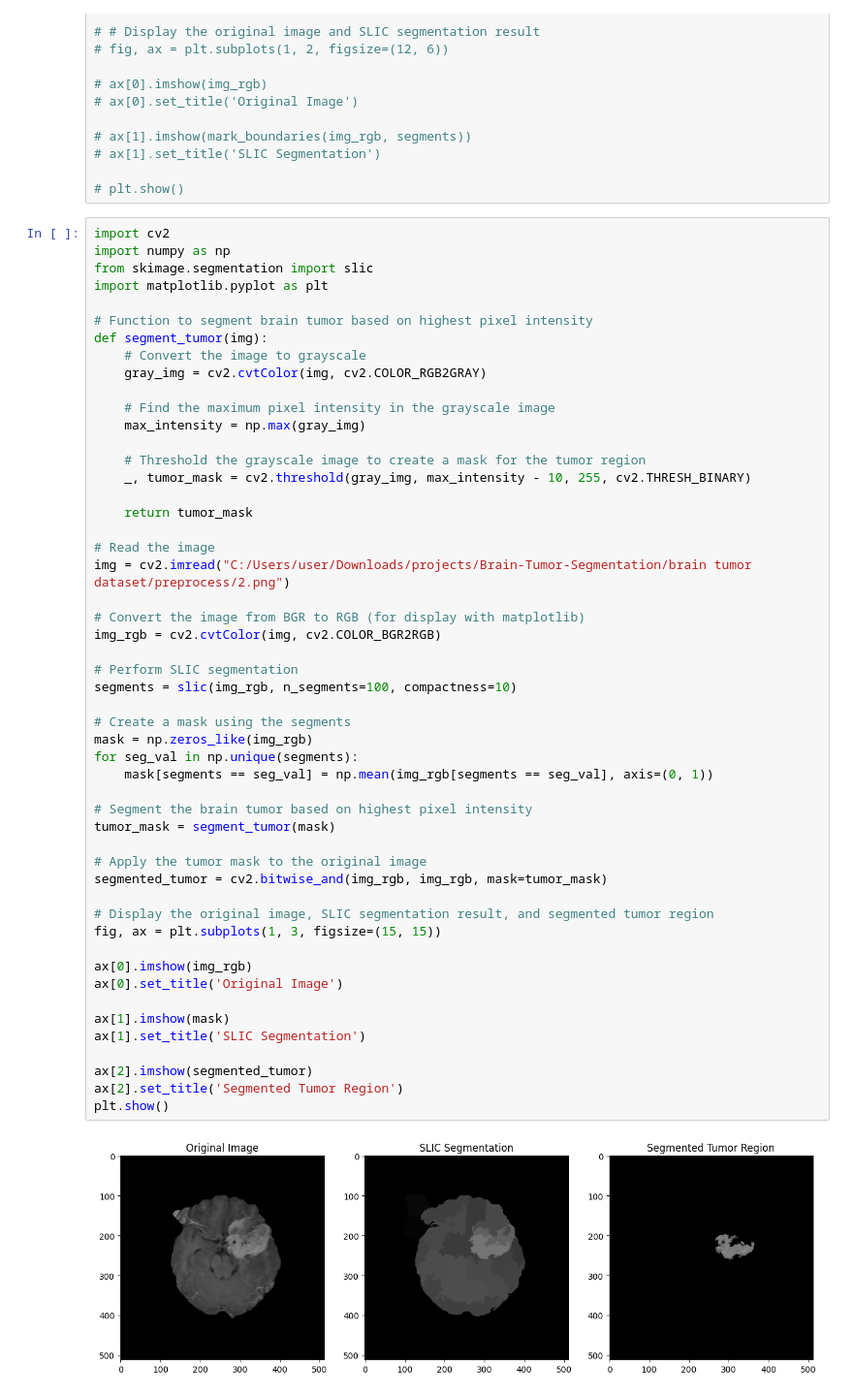
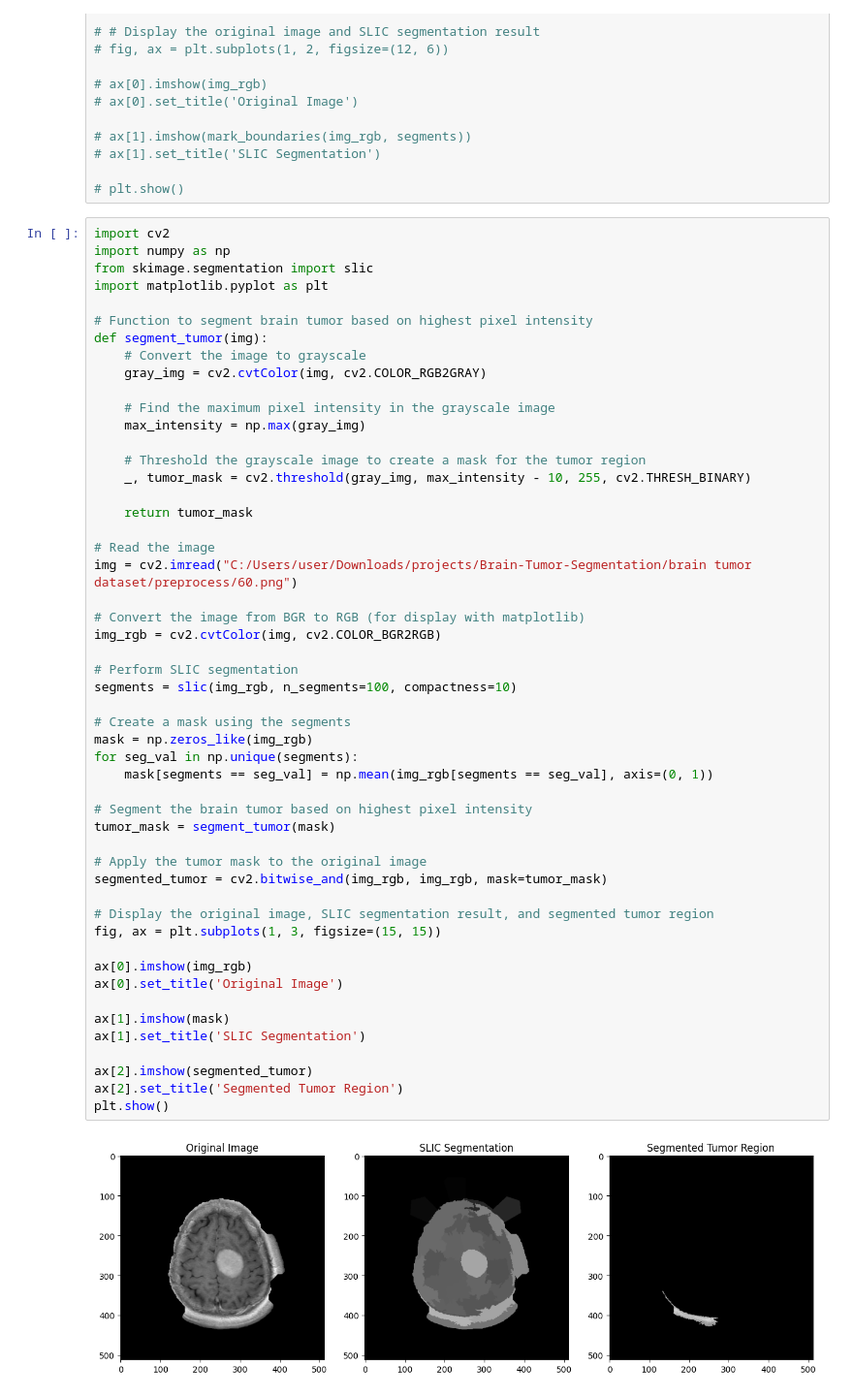
Before and after one commit to waiee/Brain-Tumor-Segmentation, a Jupyter notebook: main.ipynb, the cells around one changed output. Shown at 97% size. Cells and saved outputs as stored; diff of their text form.

```diff
--- a/main.ipynb
+++ b/main.ipynb
@@ -88,36 +88,36 @@ def segment_tumor(img):
     return tumor_mask
 
 # Read the image
-img = cv2.imread("C:/Users/user/Downloads/projects/Brain-Tumor-Segmentation/brain tumor dataset/preprocess/2.png")
+img = cv2.imread("C:/Users/user/Downloads/projects/Brain-Tumor-Segmentation/brain tumor dataset/preprocess/60.png")
 
 # Convert the image from BGR to RGB (for display with matplotlib)
 img_rgb = cv2.cvtColor(img, cv2.COLOR_BGR2RGB)
 
 # Perform SLIC segmentation
 segments = slic(img_rgb, n_segments=100, compactness=10)
 
 # Create a mask using the segments
 mask = np.zeros_like(img_rgb)
 for seg_val in np.unique(segments):
     mask[segments == seg_val] = np.mean(img_rgb[segments == seg_val], axis=(0, 1))
 
 # Segment the brain tumor based on highest pixel intensity
 tumor_mask = segment_tumor(mask)
 
 # Apply the tumor mask to the original image
 segmented_tumor = cv2.bitwise_and(img_rgb, img_rgb, mask=tumor_mask)
 
 # Display the original image, SLIC segmentation result, and segmented tumor region
 fig, ax = plt.subplots(1, 3, figsize=(15, 15))
 
 ax[0].imshow(img_rgb)
 ax[0].set_title('Original Image')
 
 ax[1].imshow(mask)
 ax[1].set_title('SLIC Segmentation')
 
 ax[2].imshow(segmented_tumor)
 ax[2].set_title('Segmented Tumor Region')
 plt.show()
 # %% [output]
-[figure, old version]
+[figure, new version]
```
